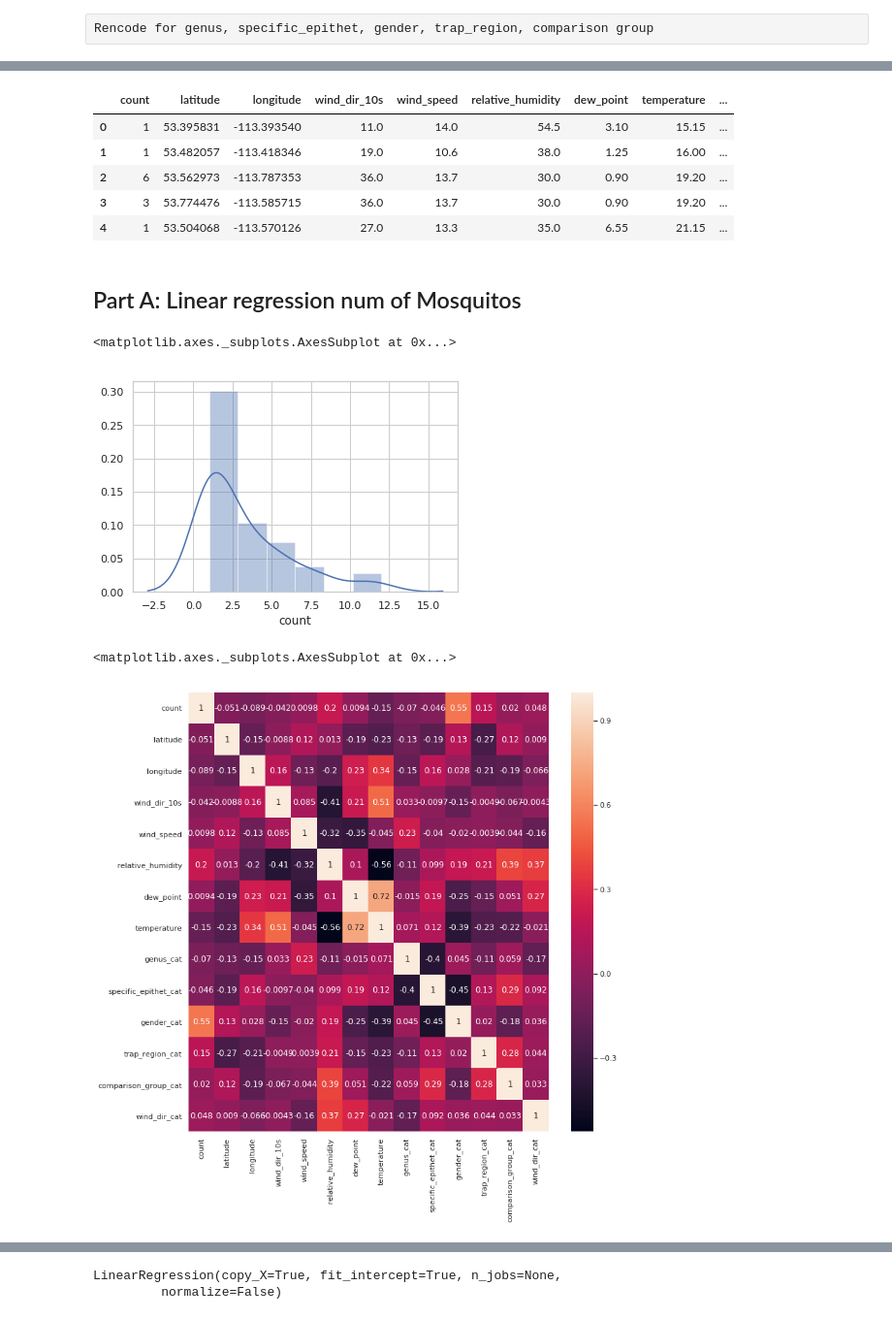
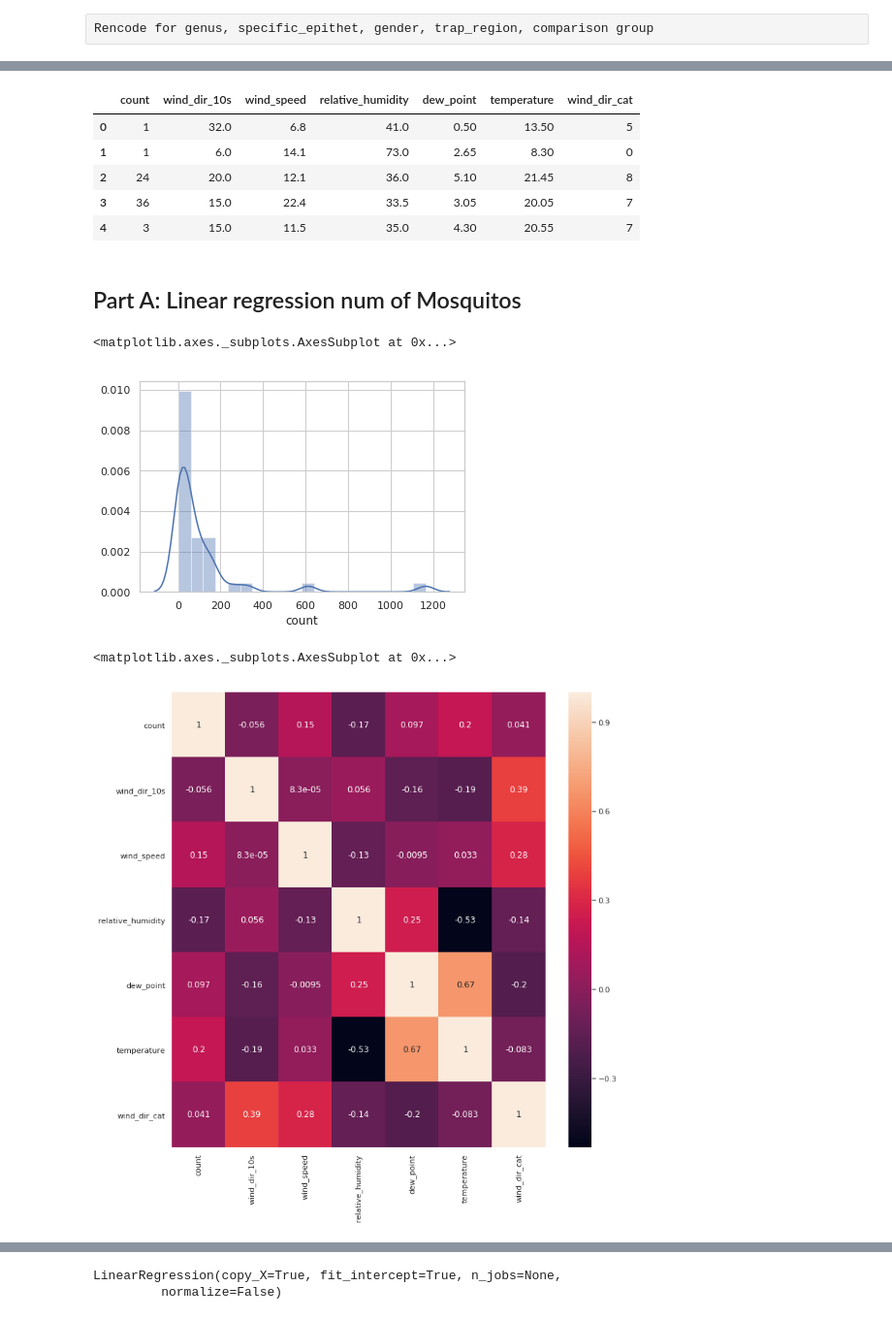
Before and after one commit to essamgouda97/ECE720-project1, a Jupyter notebook: task1-main.ipynb, the cells around one changed output, grey strips where cells are left out. Shown: that part at 97% size. Saved outputs shown, nothing was run; the diff lists cells and outputs as text; code cells hidden in the pictures.

```diff
--- a/task1-main.ipynb
+++ b/task1-main.ipynb
@@ -809,11 +620,9 @@ mos_data.reset_index(drop=True, inplace=True)
 # %%
-final_A = pd.merge(left=mos_data, right=weather_data_A_final, left_on="new_trap_date", right_on="new_date_time_local")
+final = pd.merge(left=mos_data, right=weather_data_final, left_on="new_trap_date", right_on="new_date_time_local")
 
-final_B = pd.merge(left=mos_data, right=weather_data_B_final, left_on="new_trap_date", right_on="new_date_time_local")
 
-final_C = pd.merge(left=mos_data, right=weather_data_C_final, left_on="new_trap_date", right_on="new_date_time_local")
 
 #D is used in task 2
 
-final_A.head()
+final.head()
 # %% [output]
@@ -839,28 +648,28 @@ len(final_A.index)
 # print("The most common gender records is %s" % final_A['gender'].value_counts().idxmax())
 # %%
 #drop dates columns as they are irrelevant now
-final_A.drop(columns=["new_trap_date", "new_date_time_local"], inplace=True)
+final.drop(columns=["new_trap_date", "new_date_time_local"], inplace=True)
 # %% [raw]
 Rencode for genus, specific_epithet, gender, trap_region, comparison group
 # %%
-final_A["genus"] = final_A["genus"].astype('category')
-final_A["specific_epithet"] = final_A["specific_epithet"].astype('category')
-final_A["gender"] = final_A["gender"].astype('category')
-final_A["trap_region"] = final_A["trap_region"].astype('category')
-final_A["comparison_group"] = final_A["comparison_group"].astype('category')
-final_A["wind_dir"] = final_A["wind_dir"].astype('category')
+# final["genus"] = final["genus"].astype('category')
+# final["specific_epithet"] = final["specific_epithet"].astype('category')
+# final["gender"] = final["gender"].astype('category')
+# final["trap_region"] = final["trap_region"].astype('category')
+# final["comparison_group"] = final["comparison_group"].astype('category')
+final["wind_dir"] = final["wind_dir"].astype('category')
 
 
-final_A["genus_cat"] = final_A["genus"].cat.codes
-final_A["specific_epithet_cat"] = final_A["specific_epithet"].cat.codes
-final_A["gender_cat"] = final_A["gender"].cat.codes
-final_A["trap_region_cat"] = final_A["trap_region"].cat.codes
-final_A["comparison_group_cat"] = final_A["comparison_group"].cat.codes
-final_A["wind_dir_cat"] = final_A["wind_dir"].cat.codes
+# final["genus_cat"] = final["genus"].cat.codes
+# final["specific_epithet_cat"] = final["specific_epithet"].cat.codes
+# final["gender_cat"] = final["gender"].cat.codes
+# final["trap_region_cat"] = final["trap_region"].cat.codes
+# final["comparison_group_cat"] = final["comparison_group"].cat.codes
+final["wind_dir_cat"] = final["wind_dir"].cat.codes
 
-# dummies = pd.get_dummies(final_A[["genus", "gender", "trap_region", "comparison_group", "wind_dir"]])
+# dummies = pd.get_dummies(final[["genus", "gender", "trap_region", "comparison_group", "wind_dir"]])
 
-# final_A = pd.concat([final_A, dummies], axis=1)
+# final = pd.concat([final, dummies], axis=1)
 
-final_A.head()
+final.head()
 # %% [output]
@@ -873,27 +682,29 @@ final_A.head()
 # %%
-final_A.drop(columns=["genus", "specific_epithet", "gender", "trap_region", "comparison_group", "wind_dir"], inplace=True)
+cols = ["genus", "specific_epithet", "gender", "trap_region", "comparison_group", "wind_dir"]
+
+final.drop(columns=["wind_dir"], inplace=True)
 # %%
-final_A.head()
+final.head()
 # %% [output]
-|  | count | latitude | longitude | wind_dir_10s | wind_speed | relative_humidity | dew_point | temperature | ... |
-| 0 | 1 | 53.395831 | -113.393540 | 11.0 | 14.0 | 54.5 | 3.10 | 15.15 | ... |
-| 1 | 1 | 53.482057 | -113.418346 | 19.0 | 10.6 | 38.0 | 1.25 | 16.00 | ... |
-| 2 | 6 | 53.562973 | -113.787353 | 36.0 | 13.7 | 30.0 | 0.90 | 19.20 | ... |
-| 3 | 3 | 53.774476 | -113.585715 | 36.0 | 13.7 | 30.0 | 0.90 | 19.20 | ... |
-| 4 | 1 | 53.504068 | -113.570126 | 27.0 | 13.3 | 35.0 | 6.55 | 21.15 | ... |
+|  | count | wind_dir_10s | wind_speed | relative_humidity | dew_point | temperature | wind_dir_cat |
+| 0 | 1 | 32.0 | 6.8 | 41.0 | 0.50 | 13.50 | 5 |
+| 1 | 1 | 6.0 | 14.1 | 73.0 | 2.65 | 8.30 | 0 |
+| 2 | 24 | 20.0 | 12.1 | 36.0 | 5.10 | 21.45 | 8 |
+| 3 | 36 | 15.0 | 22.4 | 33.5 | 3.05 | 20.05 | 7 |
+| 4 | 3 | 15.0 | 11.5 | 35.0 | 4.30 | 20.55 | 7 |
 # %% [markdown]
 ## Part A: Linear regression num of Mosquitos
 # %%
 # sns.pairplot(final_A)
 # %%
-sns.distplot(final_A["count"])
+sns.distplot(final["count"])
 # %% [output]
 <matplotlib.axes._subplots.AxesSubplot at 0x...>
-[figure, old version]
+[figure, new version]
 # %%
 fig, ax = plt.subplots(figsize=(12,12))
-sns.heatmap(final_A.corr(), annot=True, ax=ax)
+sns.heatmap(final.corr(), annot=True, ax=ax)
 # %% [output]
 <matplotlib.axes._subplots.AxesSubplot at 0x...>
-[figure, old version]
+[figure, new version]
 # %%
```
Also changed, not shown: parts of 47 cells of this notebook.
